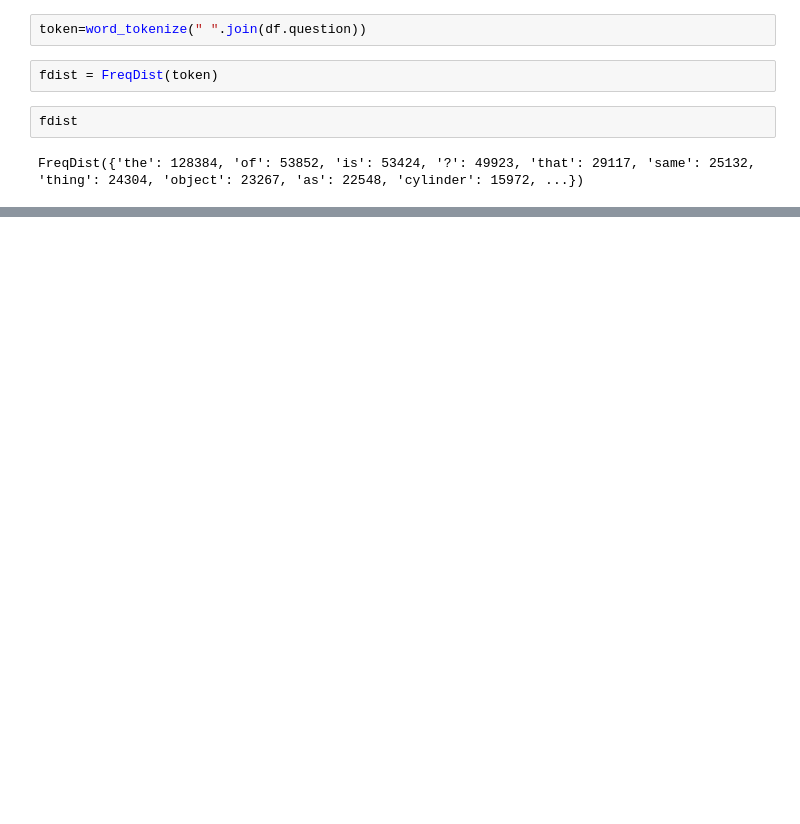
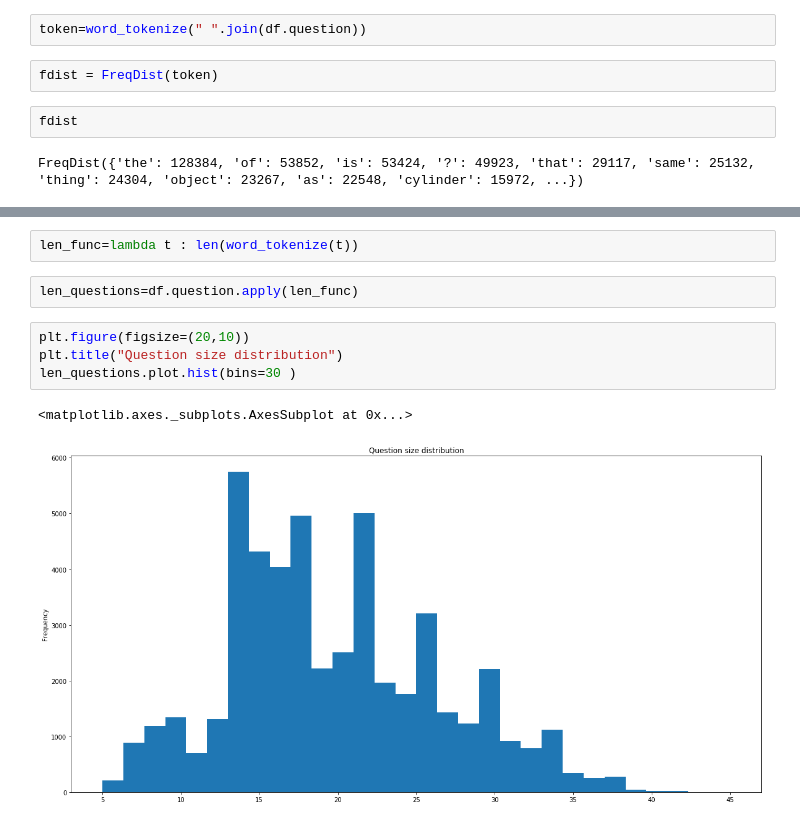
Before and after one commit to AMDonati/RL-NLP, a Jupyter notebook: src/statistics/analysis.ipynb, the cells around one changed output, grey strips where cells are left out. Cells and saved outputs as stored; diff of their text form; blank space fills up the shorter version.

Commit message:
stats add questions length

```diff
--- a/src/statistics/analysis.ipynb
+++ b/src/statistics/analysis.ipynb
@@ -56,0 +50,11 @@ fdist1
+# %%
+len_func=lambda t : len(word_tokenize(t))
+# %%
+len_questions=df.question.apply(len_func)
+# %%
+plt.figure(figsize=(20,10))
+plt.title("Question size distribution")
+len_questions.plot.hist(bins=30 )
+# %% [output]
+<matplotlib.axes._subplots.AxesSubplot at 0x...>
+[figure, added]
```
Also changed, not shown: parts of 4 cells of this notebook.
